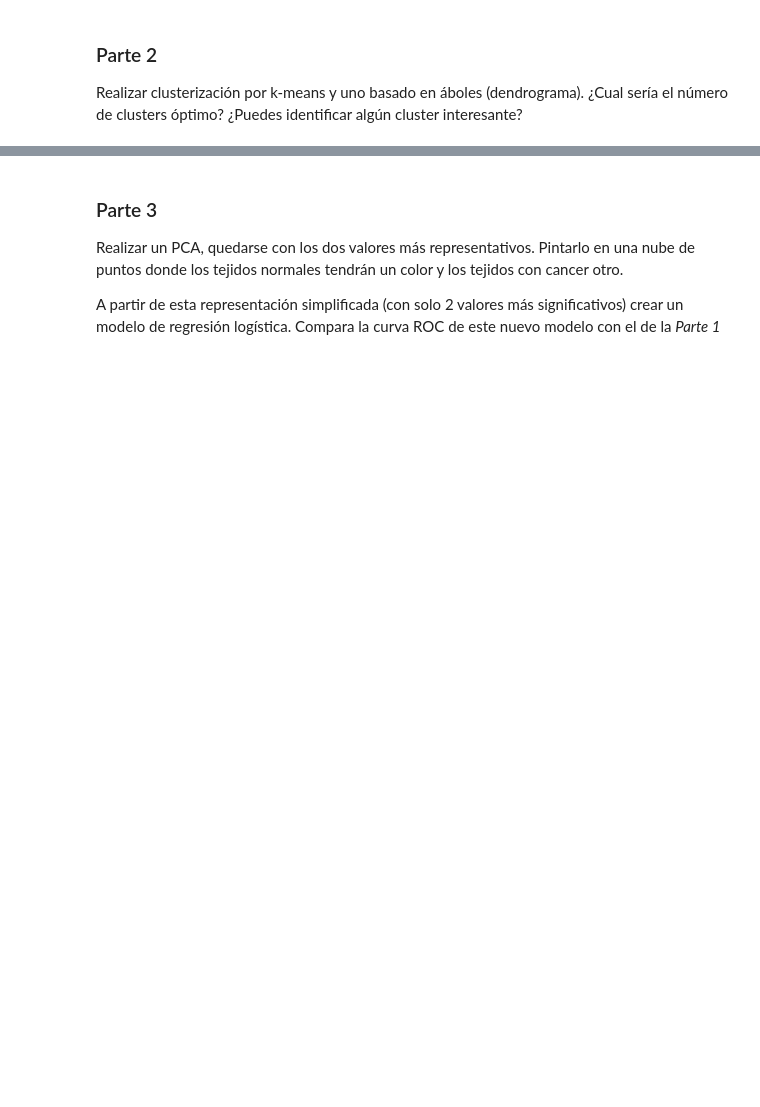
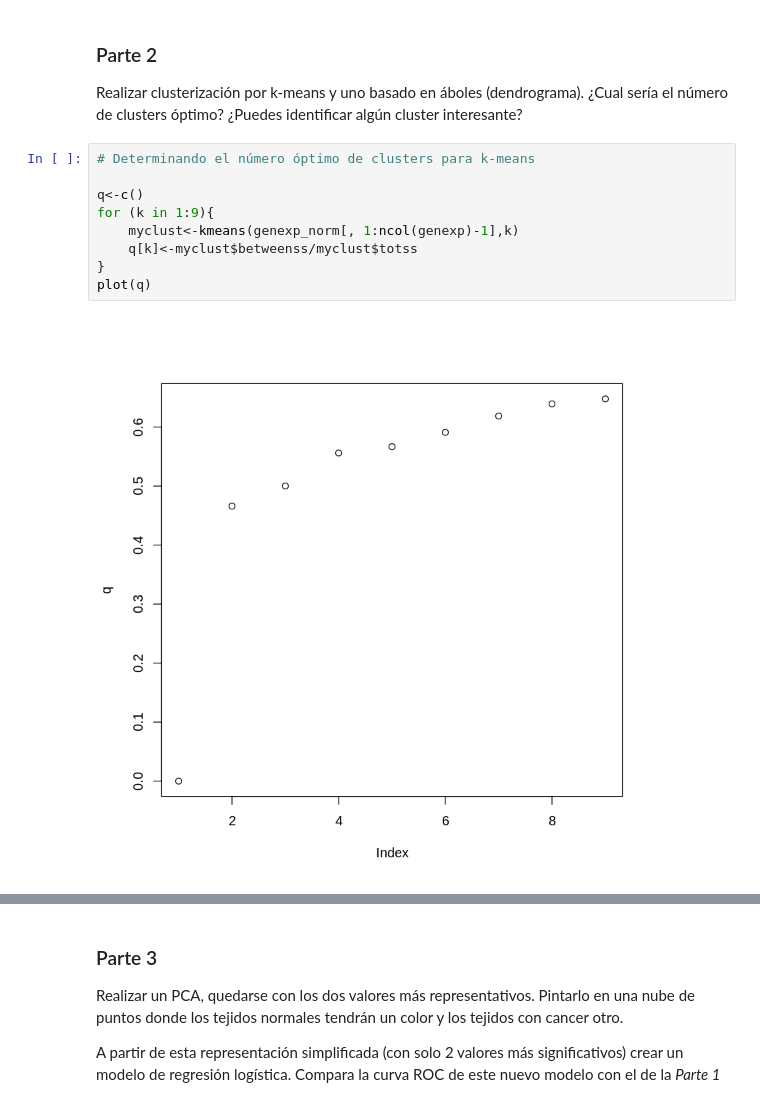
Before and after one commit to error0x01/DATA_MINING, a Jupyter notebook: Practica_jljg.ipynb, the cells around one changed output, grey strips where cells are left out. Saved outputs shown, nothing was run; the diff lists cells and outputs as text; blank space fills up the shorter version.

```diff
--- a/Practica_jljg.ipynb
+++ b/Practica_jljg.ipynb
@@ -76,3 +213,14 @@ genexp_norm$X <- ifelse(grepl('^Normal.', genexp$X),0,1)
 ### Parte 2
 
 Realizar clusterización por k-means y uno basado en áboles (dendrograma). ¿Cual sería el número de clusters óptimo?  ¿Puedes identificar algún cluster interesante?
+# %%
+# Determinando el número óptimo de clusters para k-means
+
+q<-c()
+for (k in 1:9){
+    myclust<-kmeans(genexp_norm[, 1:ncol(genexp)-1],k)
+    q[k]<-myclust$betweenss/myclust$totss
+}
+plot(q)
+# %% [output]
+[figure, added]
```
Also changed, not shown: parts of 26 cells of this notebook.
